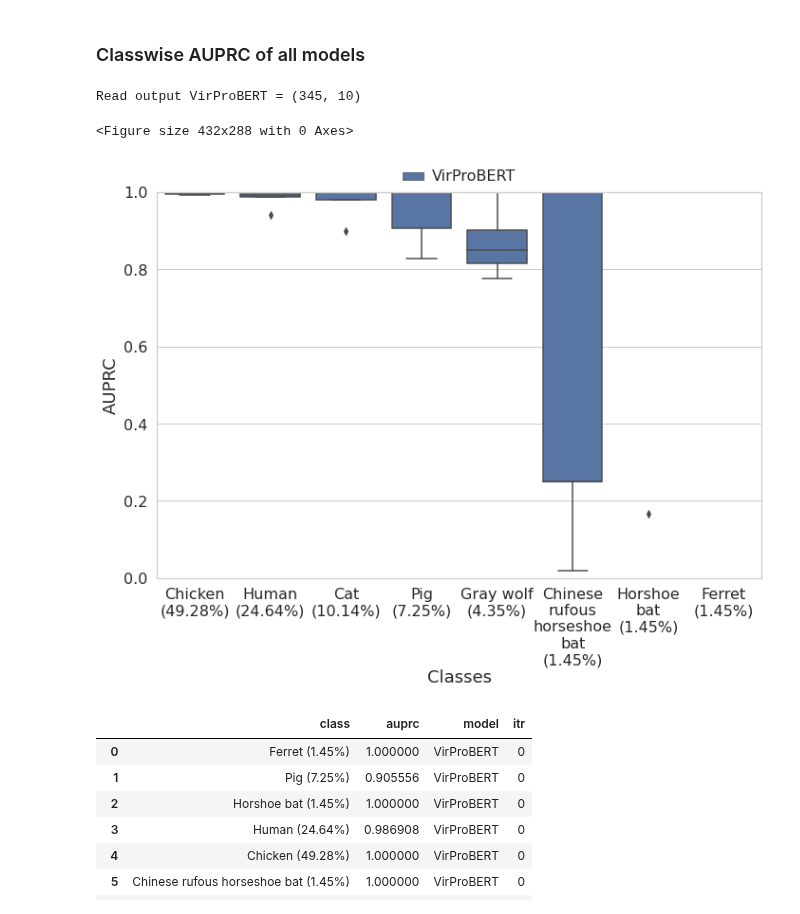
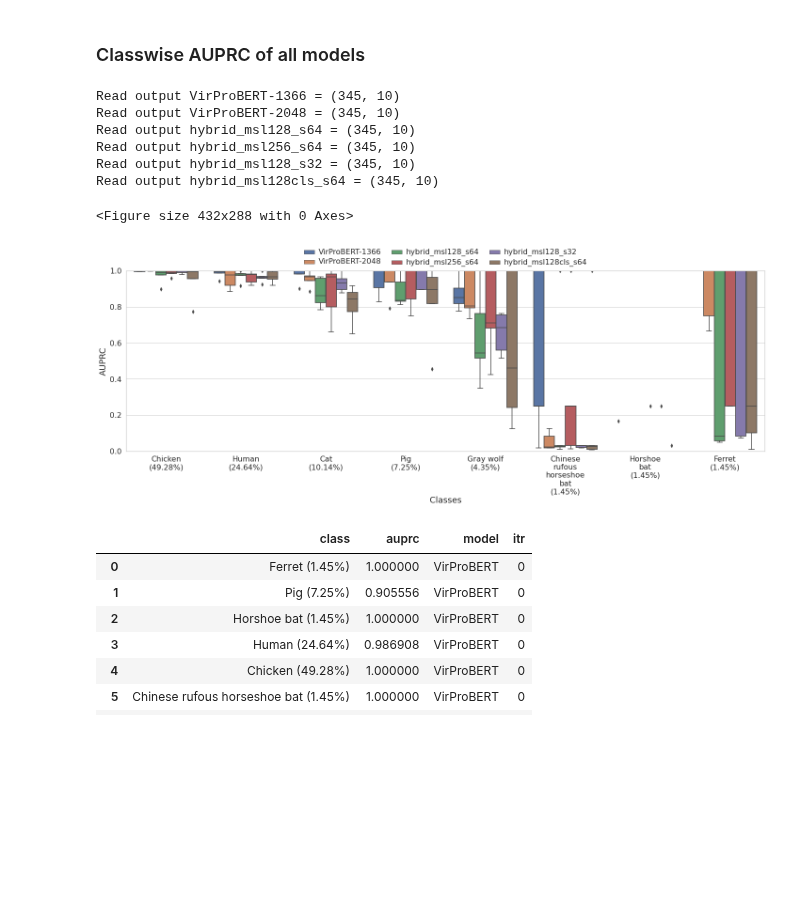
Before and after one commit to NSF-COMPASS-Center/HAVEN, a Jupyter notebook: src/jupyter_notebooks/results-analysis/coronaviridae/embl/coronaviridae_s_prot_uniref90_all_models_auprc_analysis.ipynb, the cells around one changed output. Drawn from its saved outputs; the diff is of its cells as text; code cells hidden in the pictures; blank space fills up the shorter version.

```diff
--- a/src/jupyter_notebooks/results-analysis/coronaviridae/embl/coronaviridae_s_prot_uniref90_all_models_auprc_analysis.ipynb
+++ b/src/jupyter_notebooks/results-analysis/coronaviridae/embl/coronaviridae_s_prot_uniref90_all_models_auprc_analysis.ipynb
@@ -166,7 +164,7 @@ def class_wise_auprc_analysis(output_filepaths, classes, figure_output_filepath=
     auprc_results_df.replace({"class":metadata_formatted}, inplace=True)
 
     FIGURE_CONFIG = {
-        "figsize": (10, 8),
+        "figsize": (20, 8),
         "xtick.labelsize": 16,
         "ytick.labelsize": 16
     }
@@ -178,9 +176,9 @@ def class_wise_auprc_analysis(output_filepaths, classes, figure_output_filepath=
     ax.set_ylim(0, 1)
     ax.set_ylabel("AUPRC", size=18)
     ax.set_xlabel("Classes", size=18, labelpad=2)
-    sns.move_legend(ax, "lower center", bbox_to_anchor=(.5, 1), ncol=5, title=None, frameon=False)
+    sns.move_legend(ax, "lower center", bbox_to_anchor=(.5, 1), ncol=3, title=None, frameon=False)
     plt.setp(ax.get_legend().get_texts(), fontsize=16)
     visualization_utils.wrap_ticklabels(ax, axis="x")
-    visualization_utils.view(figure_output_filepath)
+    #visualization_utils.view(figure_output_filepath)
     plt.show()
     return auprc_results_df
@@ -218,29 +185,40 @@ proteinbert_output_filepath = os.path.join(os.getcwd(), "..","..", "..", "..", "
 # %% [markdown]
 ### VirProBERT
 # %%
-virprobert_output_filepath = os.path.join(os.getcwd(), "..","..", "..", "..", "..", "output/raw/coronaviridae_s_prot_embl_vertebrates_t0.01_c8/20240320/fine_tuning/host_prediction/mlm_tfenc_l6_h8_lr1e-4_uniprot_coronaviridae_s_msl1366_host_prediction_fnn_2l_d1024_lr1e-4_output.csv")
+virprobert_1366_output_filepath = os.path.join(os.getcwd(), "..","..", "..", "..", "..", "output/raw/coronaviridae_s_prot_embl_vertebrates_t0.01_c8/20240320/fine_tuning/host_prediction/mlm_tfenc_l6_h8_lr1e-4_uniprot_coronaviridae_s_msl1366_host_prediction_fnn_2l_d1024_lr1e-4_output.csv")
+virprobert_2048_output_filepath = os.path.join(os.getcwd(), "..","..", "..", "..", "..", "output/raw/coronaviridae_s_prot_uniref90_embl_vertebrates_t0.01_c8/20240611/fine_tuning/host_prediction/multi/mlm_tfenc_l6_h8_lr1e-4_uniref90_coronaviridae_s_aligned_msl2048_host_prediction_fnn_2l_d1024_lr1e-4_aligned_output.csv")
+hybrid_msl128_s64_output_filepath = os.path.join(os.getcwd(), "..","..", "..", "..", "..", "output/raw/coronaviridae_s_prot_uniref90_embl_vertebrates_aligned_t0.01_c8/20240701/host_multi/fine_tuning_hybrid/mlm_tfenc_l6_h8_lr1e-4_uniref90viridae_msl128_hybrid_attention_s64_fnn_2l_d1024_lr1e-4_output.csv")
+hybrid_msl256_s64_output_filepath = os.path.join(os.getcwd(), "..","..", "..", "..", "..", "output/raw/coronaviridae_s_prot_uniref90_embl_vertebrates_aligned_t0.01_c8/20240701/host_multi/fine_tuning_hybrid/mlm_tfenc_l6_h8_lr1e-4_uniref90viridae_msl256_hybrid_attention_s64_fnn_2l_d1024_lr1e-4_output.csv")
+hybrid_msl128_s32_output_filepath = os.path.join(os.getcwd(), "..","..", "..", "..", "..", "output/raw/coronaviridae_s_prot_uniref90_embl_vertebrates_aligned_t0.01_c8/20240701/host_multi/fine_tuning_hybrid/mlm_tfenc_l6_h8_lr1e-4_uniref90viridae_msl128_hybrid_attention_s32_fnn_2l_d1024_lr1e-4_output.csv")
+hybrid_msl128cls_s64_output_filepath = os.path.join(os.getcwd(), "..","..", "..", "..", "..", "output/raw/coronaviridae_s_prot_uniref90_embl_vertebrates_aligned_t0.01_c8/20240708/host_multi/fine_tuning_hybrid_cls/mlm_tfenc_l6_h8_lr1e-4_uniref90viridae_msl128b1024_hybrid_attention_s64_fnn_2l_d1024_lr1e-4_output.csv")
+
+
 #auprc_analysis(ft_tf_output_filepath, "Transformer: Pre-training + Fine-tuning")
 # %% [markdown]
 ### Classwise AUPRC of all models
 # %%
 output_filepaths = {
-    # "FNN_10l": fnn_output_filepath,
-    # "RNN_6l": rnn_output_filepath,
-    # "CNN": cnn_output_filepath,
-    # "LSTM": lstm_output_filepath,
-    # "Transformer-Encoder": tf_enc_output_filepath,
-    # "ProteinBERT": proteinbert_output_filepath,
-    "VirProBERT": virprobert_output_filepath
+    "VirProBERT-1366": virprobert_1366_output_filepath,
+    "VirProBERT-2048": virprobert_2048_output_filepath,
+    "hybrid_msl128_s64": hybrid_msl128_s64_output_filepath,
+    "hybrid_msl256_s64": hybrid_msl256_s64_output_filepath,
+    "hybrid_msl128_s32": hybrid_msl128_s32_output_filepath,
+    "hybrid_msl128cls_s64": hybrid_msl128cls_s64_output_filepath,
 }
 classes = ["Cat", "Chicken", "Chinese rufous horseshoe bat", "Ferret", "Gray wolf", "Horshoe bat", "Human", "Pig"]
 #auprc_analysis_classes_subset(output_filepaths, classes)
 # %%
-figure_output_filepath = os.path.join(os.getcwd(), "..","..", "..", "..", "..", "output/visualization/temp/host_multi_all_models_coronaviridae_s_prot_classwise_aurpc_boxplot.pdf")
-auprc_results_df = class_wise_auprc_analysis(output_filepaths, classes, figure_output_filepath)
+#figure_output_filepath = os.path.join(os.getcwd(), "..","..", "..", "..", "..", "output/visualization/temp/host_multi_all_models_coronaviridae_s_prot_classwise_aurpc_boxplot.pdf")
+auprc_results_df = class_wise_auprc_analysis(output_filepaths, classes, figure_output_filepath=None)
 # %% [output]
-Read output VirProBERT = (345, 10)
+Read output VirProBERT-1366 = (345, 10)
+Read output VirProBERT-2048 = (345, 10)
+Read output hybrid_msl128_s64 = (345, 10)
+Read output hybrid_msl256_s64 = (345, 10)
+Read output hybrid_msl128_s32 = (345, 10)
+Read output hybrid_msl128cls_s64 = (345, 10)
 <Figure size 432x288 with 0 Axes>
-[figure, old version]
+[figure, new version]
 # %%
 virprobert_auprc_results_df = auprc_results_df[auprc_results_df["model"] == "VirProBERT"]
 # %%
```
Also changed, not shown: parts of 16 cells of this notebook.
